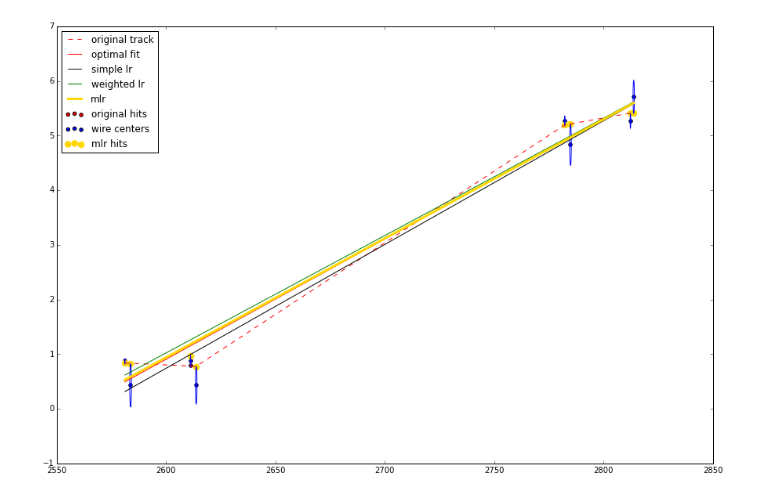
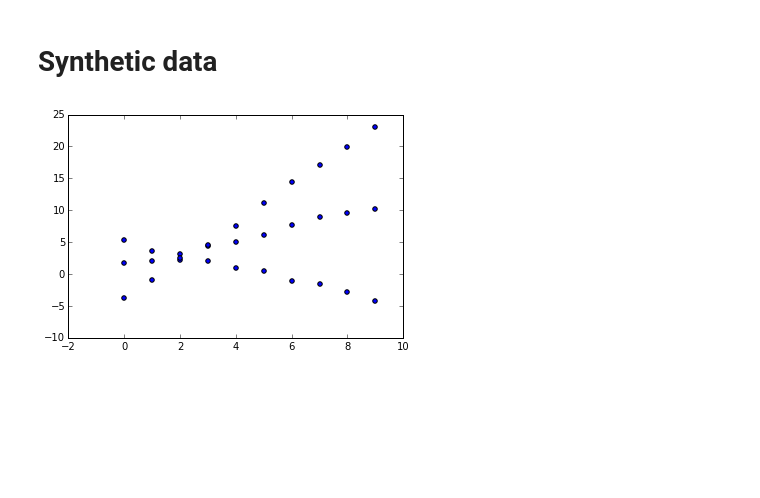
Before and after one commit to yandexdataschool/ship_tracks_recognition, a Jupyter notebook: notebooks/regressors.ipynb, the cells around one changed output. Saved outputs shown, nothing was run; the diff lists cells and outputs as text; code cells hidden in the pictures; blank space fills up the shorter version.

Commit message:
model_1

```diff
--- a/notebooks/regressors.ipynb
+++ b/notebooks/regressors.ipynb
@@ -406,59 +0,0 @@ plt.show()
-# %%
-# event
-event_id = 2
-event = all_hits[all_hits['event'] == event_id]
-event = modify_for_yz_analysis(event)
-
-# track
-track1 = event[(event.TrackID == 2) * (event.StatNb == 1)]
-track2 = event[(event.TrackID == 3) * (event.StatNb == 2)]
-track = pandas.concat([track1, track2], axis=0)
-
-# plots
-fig = plt.figure(figsize=(15,10))
-ax = fig.add_subplot(1, 1, 1)
-
-Wz = track.Wz.values.reshape(len(track), 1)
-Wy = track.Wy.values.reshape(len(track), 1)
-Z = track.Z.values.reshape(len(track), 1)
-Y = track.Y.values.reshape(len(track), 1)
-R = track.dist2Wire.values.reshape(len(track), 1)
-StrwR = 0.5 * numpy.ones(shape=(Z.shape[0],1))
-
-# originl track and hits
-plt.plot(Z, Y, 'r--', label='original track')
-plt.scatter(Z, Y, c='r', label='original hits')
-
-# optimal fit
-lr = LinearRegression()
-lr.fit(Z, Y)
-plt.plot(Z, lr.predict(Z), 'r', label='optimal fit')
-
-# The wire centers and dist2wire
-plt.scatter(Wz, Wy, c='b', label='wire centers')
-for index in range(0, Z.shape[0]):
-    circ = plt.Circle((Wz[index], Wy[index]), radius=R[index], color='b', fill=False)
-    ax.add_patch(circ)
-
-# linear model fit
-lr = LinearRegression()
-lr.fit(Wz, Wy)
-plt.plot(Wz, lr.predict(Wz), color='0', label='simple lr')
-
-# weighted linear model fit
-lr = LinearRegression()
-w = (1./R).reshape(len(track), )
-lr.fit(Wz, Wy, w)
-plt.plot(Wz, lr.predict(Wz), color='g', label='weighted lr')
-
-# margin linear regression
-mlr = MarginLinearRegression(n_iter=1)
-mlr.fit(Wz, Wy, R, R)
-plt.plot(Wz, mlr.predict(Wz), color='gold', linewidth=3, label='mlr')
-plt.scatter(mlr.hits_X, mlr.hits_Y, color='gold', linewidth=4, label='mlr hits')
-
-
-plt.legend(loc='best')
-plt.show()
-# %% [output]
-[figure, removed]
@@ -464,0 +6,19 @@ plt.show()
+# %% [markdown]
+# Synthetic data
+# %%
+X1 = numpy.array(numpy.arange(0, 10, 1)).reshape((-1, 1))
+y1 = 1. + 1. * X1.reshape(-1) + 1.*numpy.random.rand(len(X1))
+
+X2 = numpy.array(numpy.arange(0, 10, 1)).reshape((-1, 1))
+y2 = -4.5 + 3. * X2.reshape(-1) + 1.*numpy.random.rand(len(X2))
+
+X3 = numpy.array(numpy.arange(0, 10, 1)).reshape((-1, 1))
+y3 = 4.5 + -1. * X2.reshape(-1) + 1.*numpy.random.rand(len(X2))
+
+X = numpy.concatenate((X1, X2, X3), axis=0)
+y = numpy.concatenate((y1, y2, y3), axis=0)
+# %%
+plt.scatter(X, y)
+plt.show()
+# %% [output]
+[figure, added]
```
Also changed, not shown: parts of 75 cells of this notebook, 45 other files.
